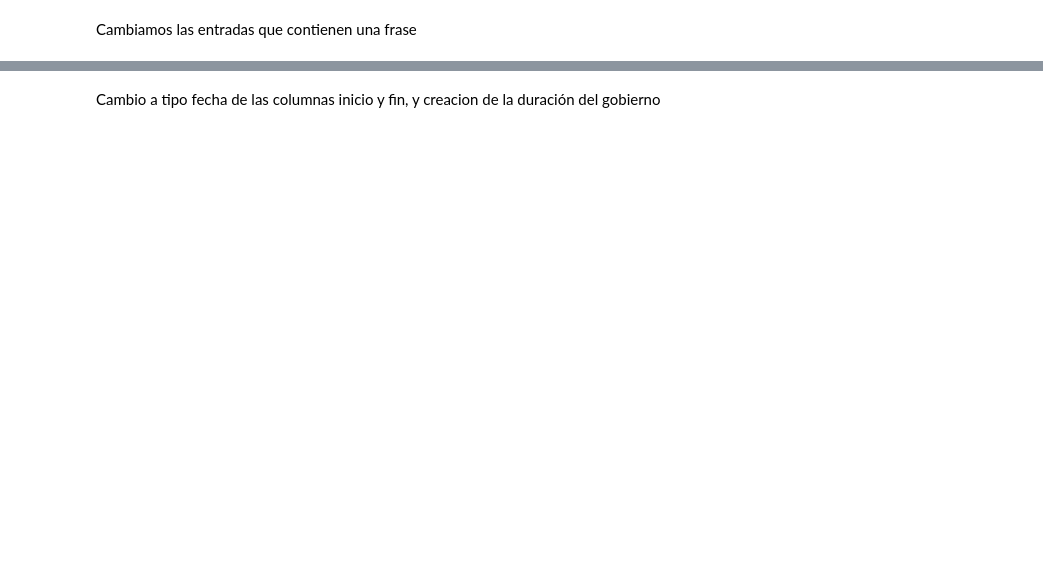
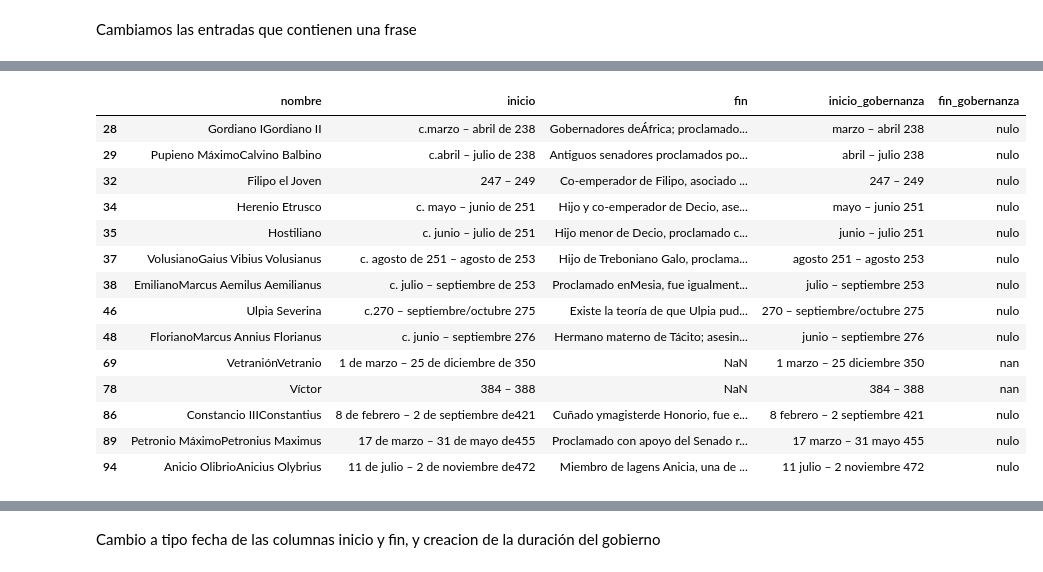
Before and after one commit to Gabijc/Laboratorio_Web_Scraping, a Jupyter notebook: Scrapeo emperadores romanos/analisis_emperadores.ipynb, the cells around one changed output, grey strips where cells are left out. Drawn from its saved outputs; the diff is of its cells as text; code cells hidden in the pictures; blank space fills up the shorter version.

```diff
--- a/Scrapeo emperadores romanos/analisis_emperadores.ipynb
+++ b/Scrapeo emperadores romanos/analisis_emperadores.ipynb
@@ -350,4 +346,22 @@ Hermano materno de Tácito; asesinado por sus propios hombres. Su reinado duró
 Cuñado ymagisterde Honorio, fue el general más importante del Imperio tras la muerte deEstilicónen 408. Falleció por causas naturales poco después de asumir como coemperador de Honorio, aunque ya actu ...
 Proclamado con apoyo del Senado romano; no fue reconocido por el Imperio oriental. Fue asesinado por los ciudadanos de Roma cuando intentaba escapar de la inminente invasión vándala.
 Miembro de lagens Anicia, una de las familias más antiguas y prestigiosas de Roma. No fue reconocido por el Imperio oriental. Falleció por causas naturales poco después de la muerte deRicimero(19 de a ...
+# %%
+datos_emperadores[datos_emperadores["inicio_gobernanza"].str.contains(r"\s–\s")]
+# %% [output]
+|  | nombre | inicio | fin | inicio_gobernanza | fin_gobernanza |
+| 28 | Gordiano IGordiano II | c.marzo – abril de 238 | Gobernadores deÁfrica; proclamado... | marzo – abril 238 | nulo |
+| 29 | Pupieno MáximoCalvino Balbino | c.abril – julio de 238 | Antiguos senadores proclamados po... | abril – julio 238 | nulo |
+| 32 | Filipo el Joven | 247 – 249 | Co-emperador de Filipo, asociado ... | 247 – 249 | nulo |
+| 34 | Herenio Etrusco | c. mayo – junio de 251 | Hijo y co-emperador de Decio, ase... | mayo – junio 251 | nulo |
+| 35 | Hostiliano | c. junio – julio de 251 | Hijo menor de Decio, proclamado c... | junio – julio 251 | nulo |
+| 37 | VolusianoGaius Vibius Volusianus | c. agosto de 251 – agosto de 253 | Hijo de Treboniano Galo, proclama... | agosto 251 – agosto 253 | nulo |
+| 38 | EmilianoMarcus Aemilus Aemilianus | c. julio – septiembre de 253 | Proclamado enMesia, fue igualment... | julio – septiembre 253 | nulo |
+| 46 | Ulpia Severina | c.270 – septiembre/octubre 275 | Existe la teoría de que Ulpia pud... | 270 – septiembre/octubre 275 | nulo |
+| 48 | FlorianoMarcus Annius Florianus | c. junio – septiembre 276 | Hermano materno de Tácito; asesin... | junio – septiembre 276 | nulo |
+| 69 | VetraniónVetranio | 1 de marzo – 25 de diciembre de 350 | NaN | 1 marzo – 25 diciembre 350 | nan |
+| 78 | Víctor | 384 – 388 | NaN | 384 – 388 | nan |
+| 86 | Constancio IIIConstantius | 8 de febrero – 2 de septiembre de421 | Cuñado ymagisterde Honorio, fue e... | 8 febrero – 2 septiembre 421 | nulo |
+| 89 | Petronio MáximoPetronius Maximus | 17 de marzo – 31 de mayo de455 | Proclamado con apoyo del Senado r... | 17 marzo – 31 mayo 455 | nulo |
+| 94 | Anicio OlibrioAnicius Olybrius | 11 de julio – 2 de noviembre de472 | Miembro de lagens Anicia, una de ... | 11 julio – 2 noviembre 472 | nulo |
 # %%
```
Also changed, not shown: parts of 8 cells of this notebook.
